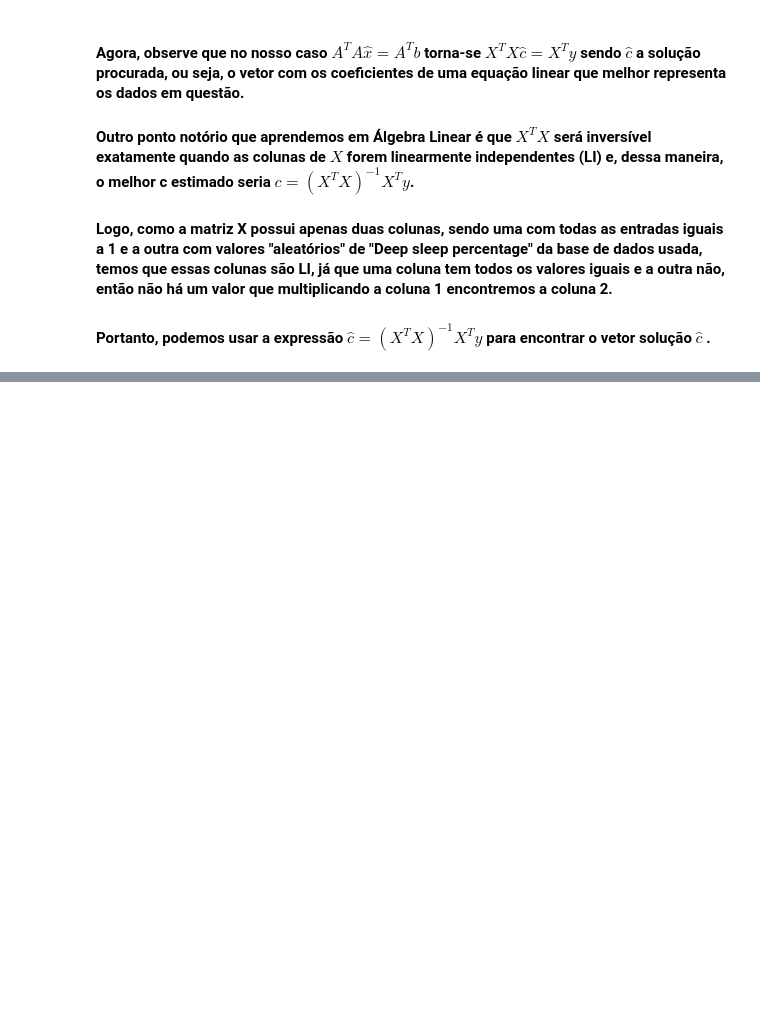
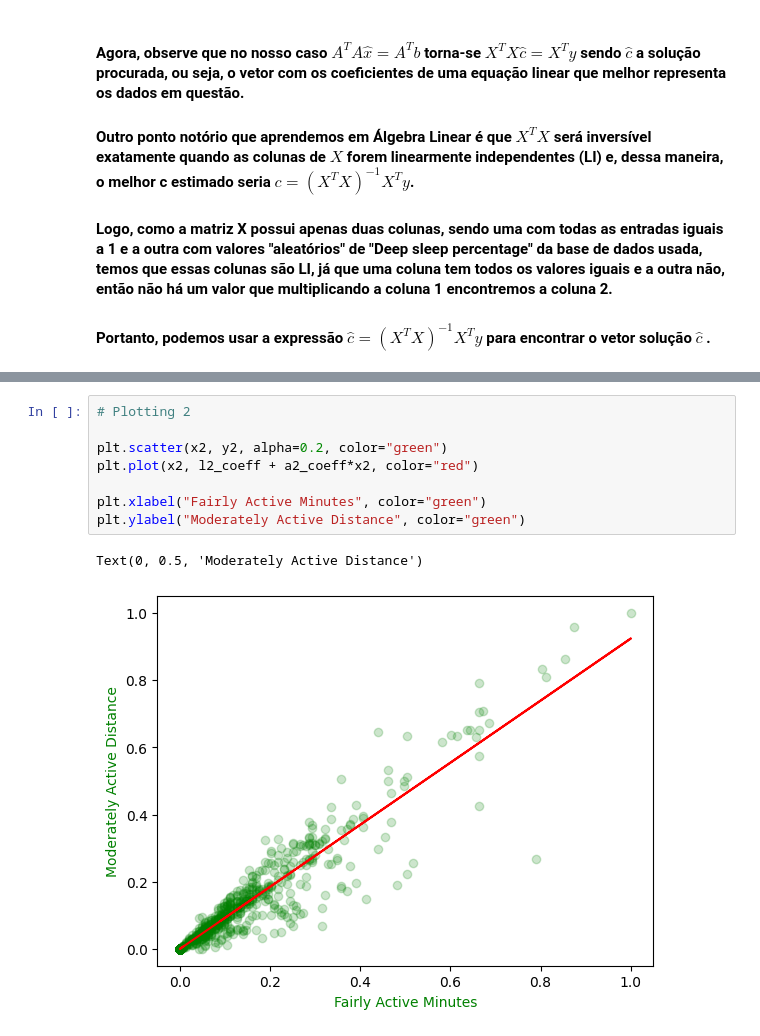
Before and after one commit to AnaJAPR/Aplicacao-de-Minimos-Quadrados, a Jupyter notebook: notebook_ana.ipynb, the cells around one changed output, grey strips where cells are left out. Cells and saved outputs as stored; diff of their text form; blank space fills up the shorter version.

```diff
--- a/notebook_ana.ipynb
+++ b/notebook_ana.ipynb
@@ -130,0 +179,11 @@ plt.plot(x, l_coeff + a_coeff*x, color="red") # line representing linear regress
+# %%
+# Plotting 2
+
+plt.scatter(x2, y2, alpha=0.2, color="green")
+plt.plot(x2, l2_coeff + a2_coeff*x2, color="red")
+
+plt.xlabel("Fairly Active Minutes", color="green")
+plt.ylabel("Moderately Active Distance", color="green")
+# %% [output]
+Text(0, 0.5, 'Moderately Active Distance')
+[figure, added]
```
Also changed, not shown: parts of 10 cells of this notebook.
